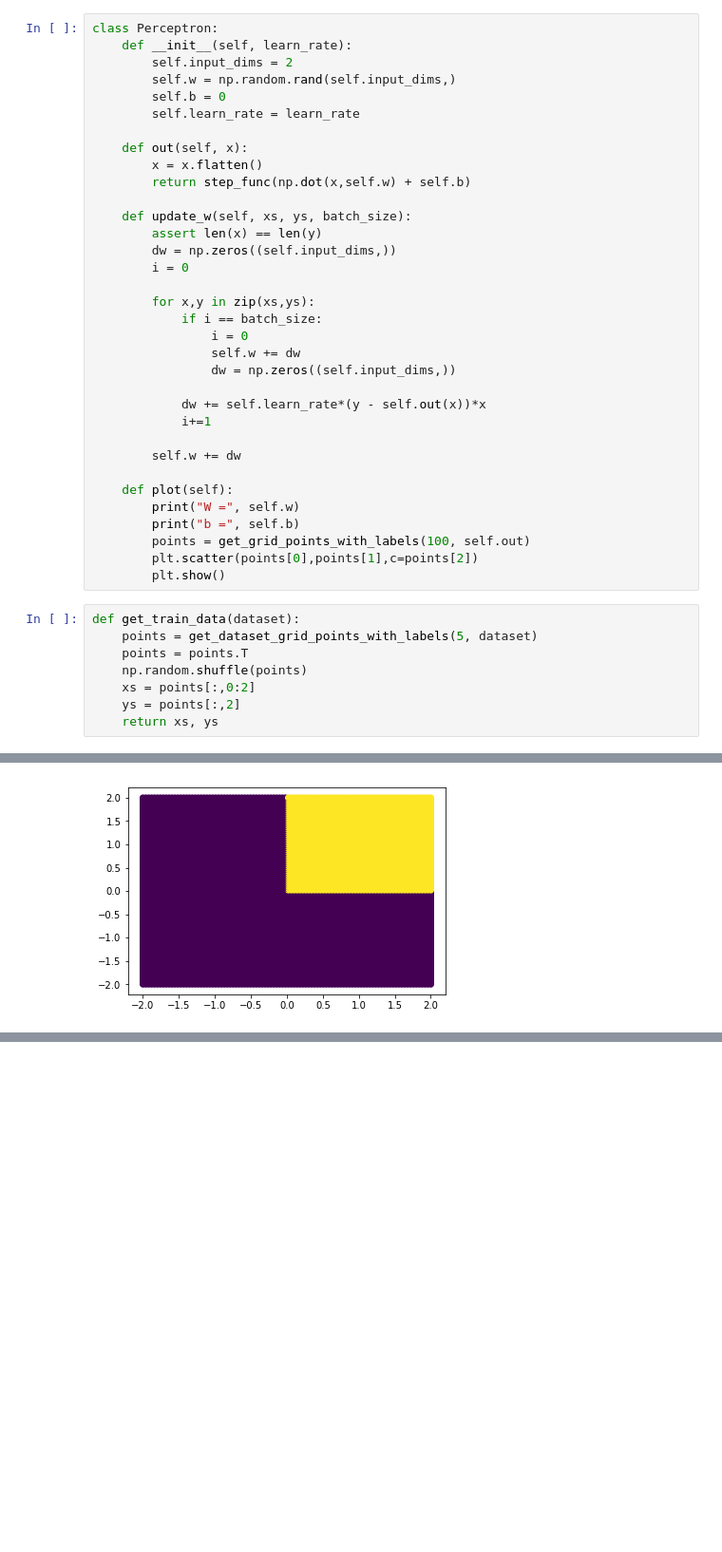
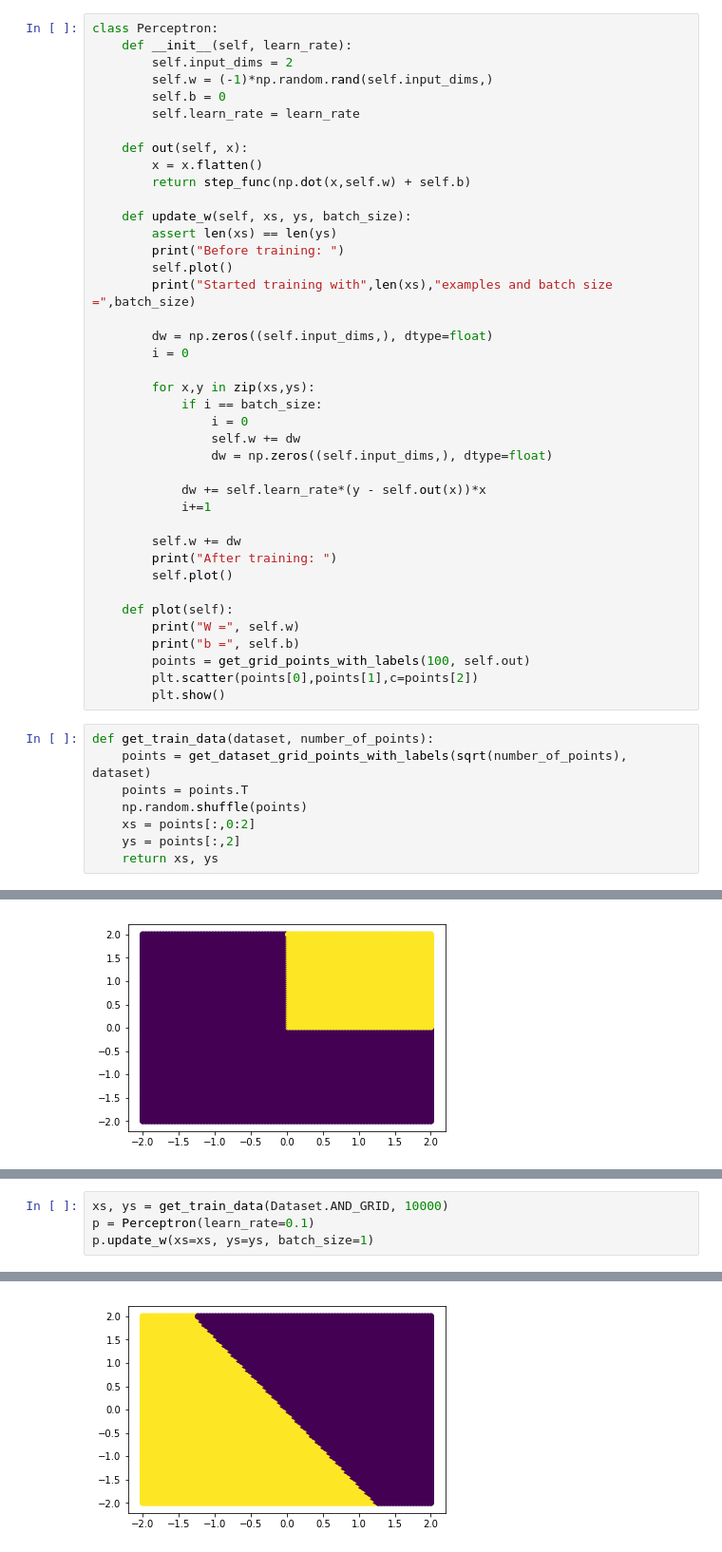
Before and after one commit to BartyzalRadek/neuroinformatics-course, a Jupyter notebook: Perceptron.ipynb, the cells around one changed output, grey strips where cells are left out. Shown: that part at 95% size. Cells and saved outputs as stored; diff of their text form; blank space fills up the shorter version.

Commit message:
Perceptron training works.

```diff
--- a/Perceptron.ipynb
+++ b/Perceptron.ipynb
@@ -110,7 +110,7 @@ def plot_dataset(dataset):
 class Perceptron:
     def __init__(self, learn_rate):
         self.input_dims = 2
-        self.w = np.random.rand(self.input_dims,)
+        self.w = (-1)*np.random.rand(self.input_dims,)
         self.b = 0
         self.learn_rate = learn_rate
 
@@ -119,20 +119,26 @@ class Perceptron:
         return step_func(np.dot(x,self.w) + self.b)
 
     def update_w(self, xs, ys, batch_size):
-        assert len(x) == len(y)
-        dw = np.zeros((self.input_dims,))
+        assert len(xs) == len(ys)
+        print("Before training: ")
+        self.plot()
+        print("Started training with",len(xs),"examples and batch size =",batch_size)
+
+        dw = np.zeros((self.input_dims,), dtype=float)
         i = 0
 
         for x,y in zip(xs,ys):
             if i == batch_size:
                 i = 0
                 self.w += dw
-                dw = np.zeros((self.input_dims,))
+                dw = np.zeros((self.input_dims,), dtype=float)
 
             dw += self.learn_rate*(y - self.out(x))*x
             i+=1
 
         self.w += dw
+        print("After training: ")
+        self.plot()
 
     def plot(self):
         print("W =", self.w)
@@ -141,8 +147,8 @@ class Perceptron:
         plt.scatter(points[0],points[1],c=points[2])
         plt.show()
 # %%
-def get_train_data(dataset):
-    points = get_dataset_grid_points_with_labels(5, dataset)
+def get_train_data(dataset, number_of_points):
+    points = get_dataset_grid_points_with_labels(sqrt(number_of_points), dataset)
     points = points.T
     np.random.shuffle(points)
     xs = points[:,0:2]
@@ -184,0 +161,5 @@ get_train_data(Dataset.AND_GRID)
+# %%
+xs, ys = get_train_data(Dataset.AND_GRID, 10000)
+p = Perceptron(learn_rate=0.1)
+p.update_w(xs=xs, ys=ys, batch_size=1)
+# %% [output]
@@ -184,0 +169 @@ get_train_data(Dataset.AND_GRID)
+[figure, added]
```
Also changed, not shown: parts of 4 cells of this notebook, 1 other file.
